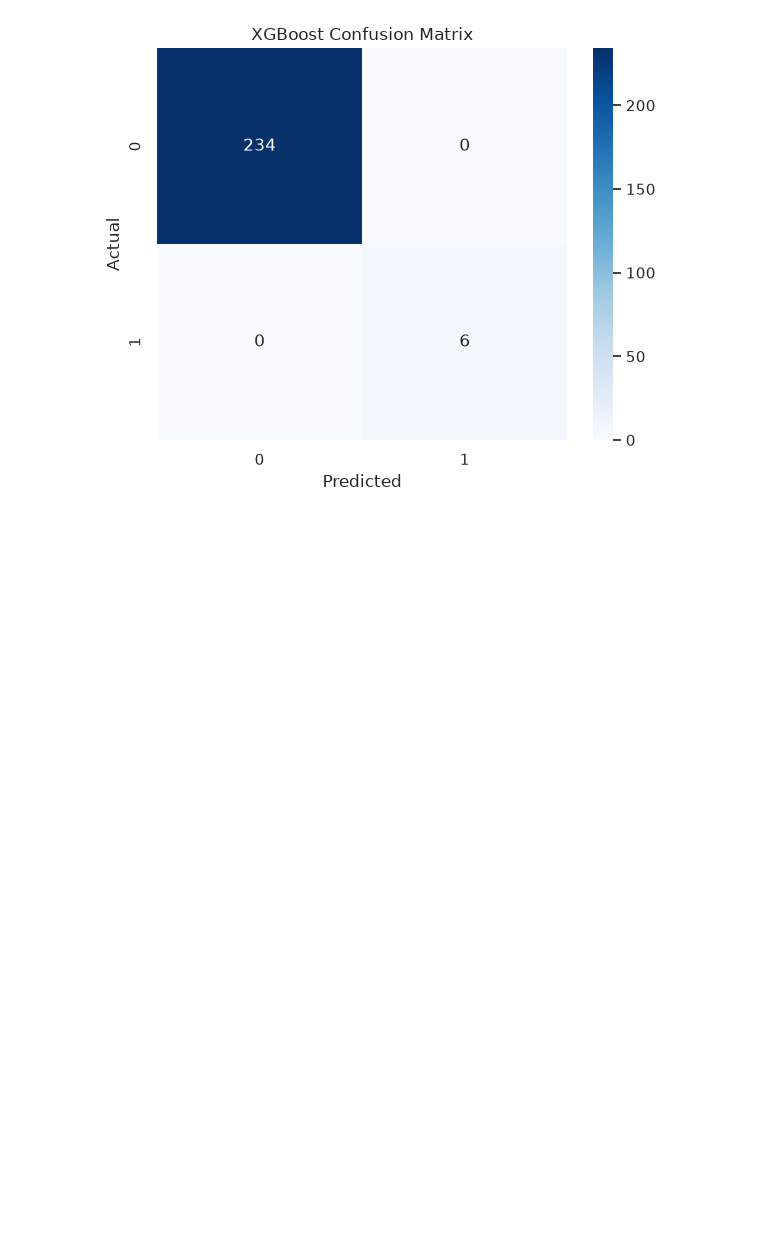
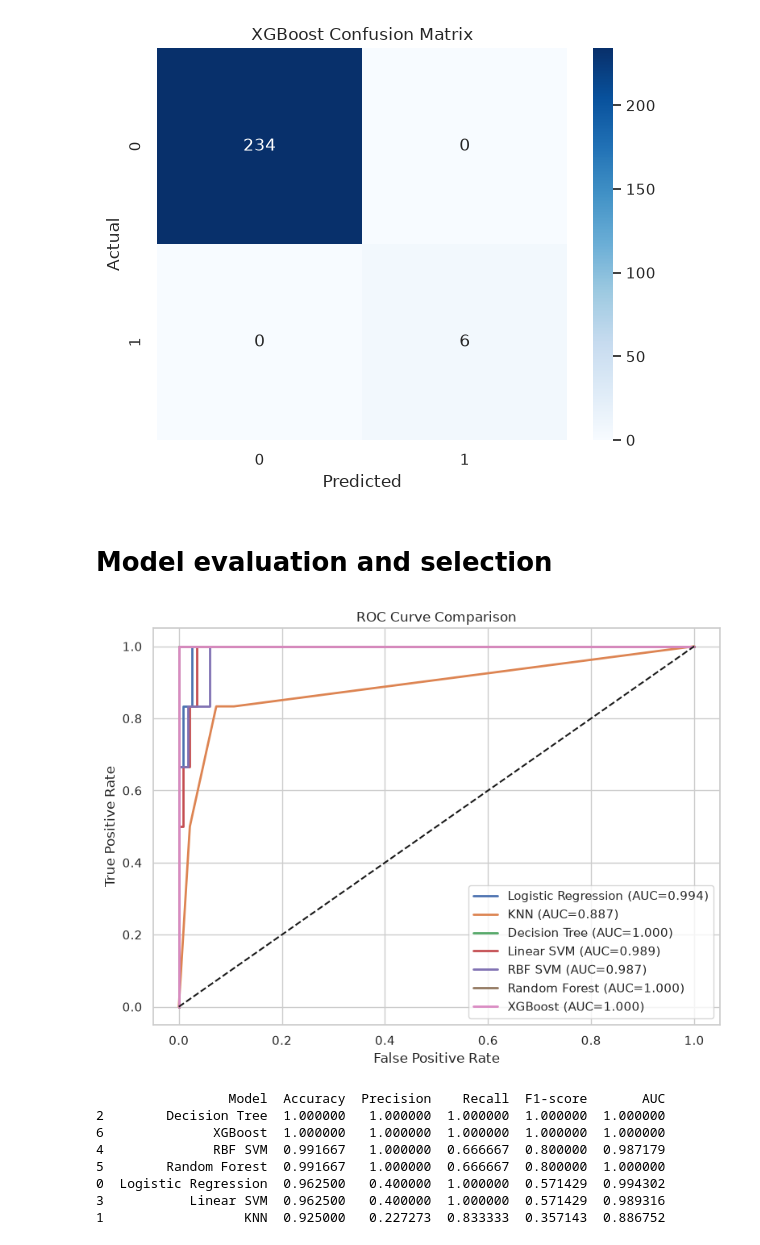
Before and after one commit to ILoveBacteria/data-mining-homeworks, a Jupyter notebook: homework3/notebook.ipynb, the cells around one changed output. Drawn from its saved outputs; the diff is of its cells as text; code cells hidden in the pictures; blank space fills up the shorter version.

```diff
--- a/homework3/notebook.ipynb
+++ b/homework3/notebook.ipynb
@@ -782,8 +784,8 @@ plt.show()
 from sklearn.svm import SVC
 from sklearn.decomposition import PCA
 
-linear_svm = SVC(kernel="linear", random_state=42)
-rbf_svm = SVC(kernel="rbf", random_state=42)
+linear_svm = SVC(kernel="linear", probability=True, random_state=42)
+rbf_svm = SVC(kernel="rbf", probability=True, random_state=42)
 
 linear_svm.fit(X_train_balanced, y_train_balanced)
 rbf_svm.fit(X_train_balanced, y_train_balanced)
@@ -1151,3 +1153,65 @@ Precision : 1.0000
 Recall    : 1.0000
 F1-score  : 1.0000
 [figure]
+# %% [markdown]
+# Model evaluation and selection
+# %%
+from sklearn.metrics import roc_curve, roc_auc_score, accuracy_score
+
+models = {
+    "Logistic Regression": model_log,
+    "KNN": best_model_knn,
+    "Decision Tree": model_tree,
+    "Linear SVM": linear_svm,
+    "RBF SVM": rbf_svm,
+    "Random Forest": rf_model,
+    "XGBoost": best_model_xgb
+}
+
+results = []
+
+plt.figure(figsize=(8, 6))
+
+for name, model in models.items():
+
+    y_pred = model.predict(X_test)
+    y_score = model.predict_proba(X_test)[:, 1]
+
+    fpr, tpr, _ = roc_curve(y_test, y_score)
+    auc = roc_auc_score(y_test, y_score)
+
+    plt.plot(fpr, tpr, linewidth=2, label=f"{name} (AUC={auc:.3f})")
+
+    results.append({
+        "Model": name,
+        "Accuracy": accuracy_score(y_test, y_pred),
+        "Precision": precision_score(y_test, y_pred),
+        "Recall": recall_score(y_test, y_pred),
+        "F1-score": f1_score(y_test, y_pred),
+        "AUC": auc
+    })
+
+plt.plot([0, 1], [0, 1], "k--")
+
+plt.xlabel("False Positive Rate")
+plt.ylabel("True Positive Rate")
+plt.title("ROC Curve Comparison")
+plt.legend()
+plt.grid(True)
+
+plt.tight_layout()
+plt.show()
+
+results_df = pd.DataFrame(results)
+
+print(results_df.sort_values("F1-score", ascending=False))
+# %% [output]
+[figure, added]
+                 Model  Accuracy  Precision    Recall  F1-score       AUC
+2        Decision Tree  1.000000   1.000000  1.000000  1.000000  1.000000
+6              XGBoost  1.000000   1.000000  1.000000  1.000000  1.000000
+4              RBF SVM  0.991667   1.000000  0.666667  0.800000  0.987179
+5        Random Forest  0.991667   1.000000  0.666667  0.800000  1.000000
+0  Logistic Regression  0.962500   0.400000  1.000000  0.571429  0.994302
+3           Linear SVM  0.962500   0.400000  1.000000  0.571429  0.989316
+1                  KNN  0.925000   0.227273  0.833333  0.357143  0.886752
```
Also changed, not shown: parts of 2 cells of this notebook.
